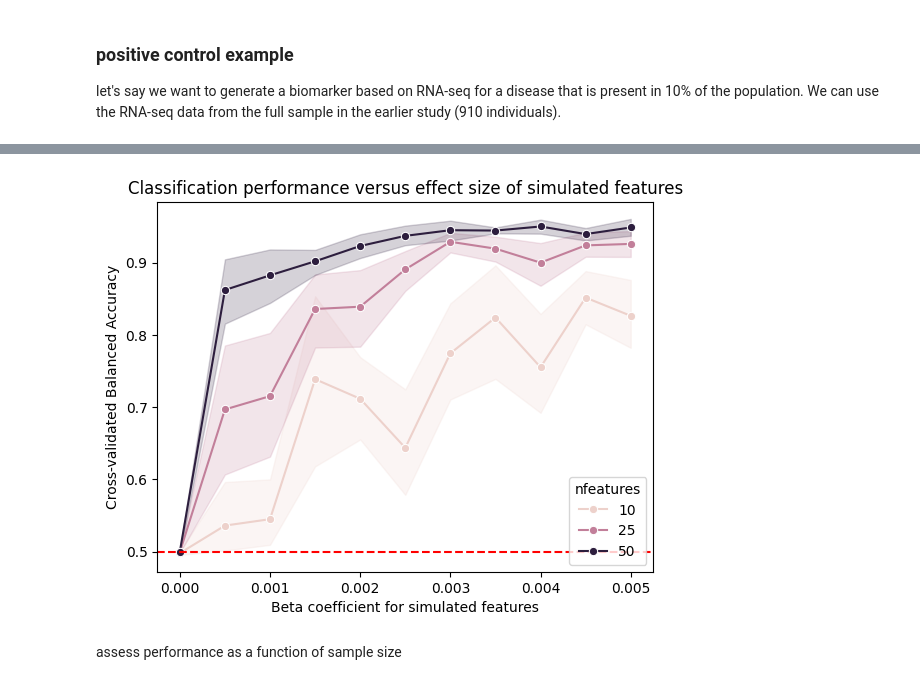
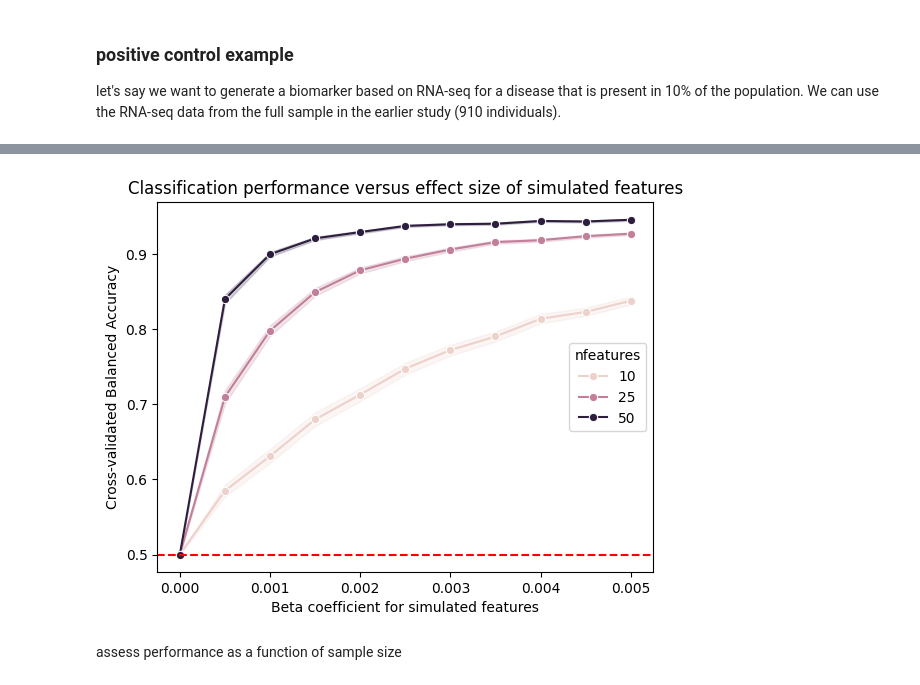
Before and after one commit to BetterCodeBetterScience/bettercode, a Jupyter notebook: notebooks/control_experiment_examples.ipynb, the cells around one changed output, grey strips where cells are left out. Saved outputs shown, nothing was run; the diff lists cells and outputs as text; code cells hidden in the pictures.

```diff
--- a/notebooks/control_experiment_examples.ipynb
+++ b/notebooks/control_experiment_examples.ipynb
@@ -384,18 +406,18 @@ KeyboardInterrupt:
 # %%
 # plot mean R2 versus beta
 # first concatenate results
-all_results = pd.concat(results.values())
+all_results = pd.read_csv(datadir / 'positive_control_beta_nfeatures.csv')
 
 sns.lineplot(data=all_results, x='beta', y='test_balanced_accuracy', hue='nfeatures',
     marker='o')
 plt.xlabel('Beta coefficient for simulated features')
 plt.ylabel('Cross-validated Balanced Accuracy')
 plt.title('Classification performance versus effect size of simulated features')
 
 plt.axhline(0.5, color='red', linestyle='--')
 plt.savefig(FIGURE_DIR / 'control_experiment_classification_balanced_accuracy_vs_beta.png', dpi=300)
 # %% [output]
-[figure, old version]
+[figure, new version]
 # %% [markdown]
 assess performance as a function of sample size
 # %%
```
Also changed, not shown: parts of 9 cells of this notebook.
